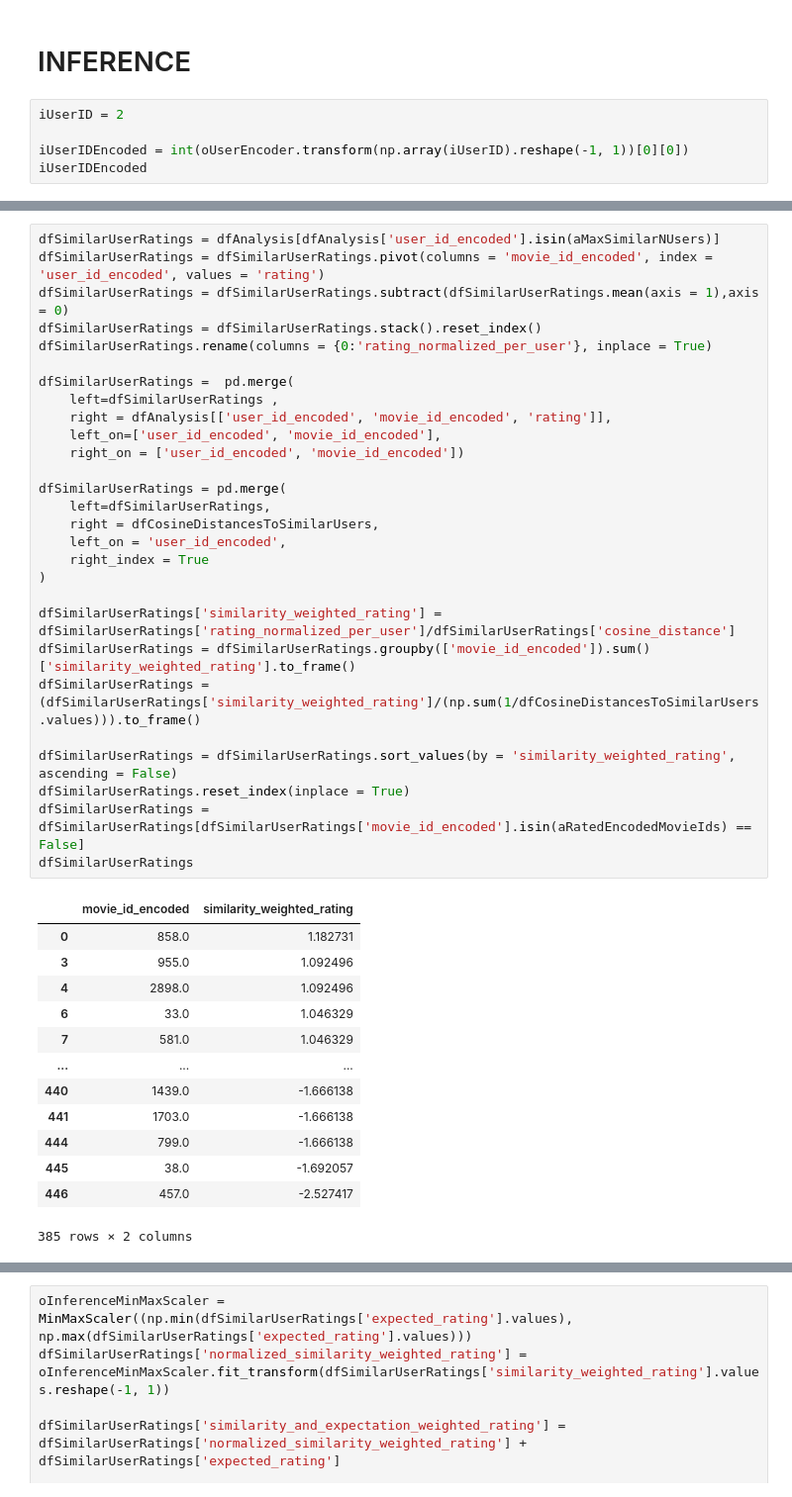
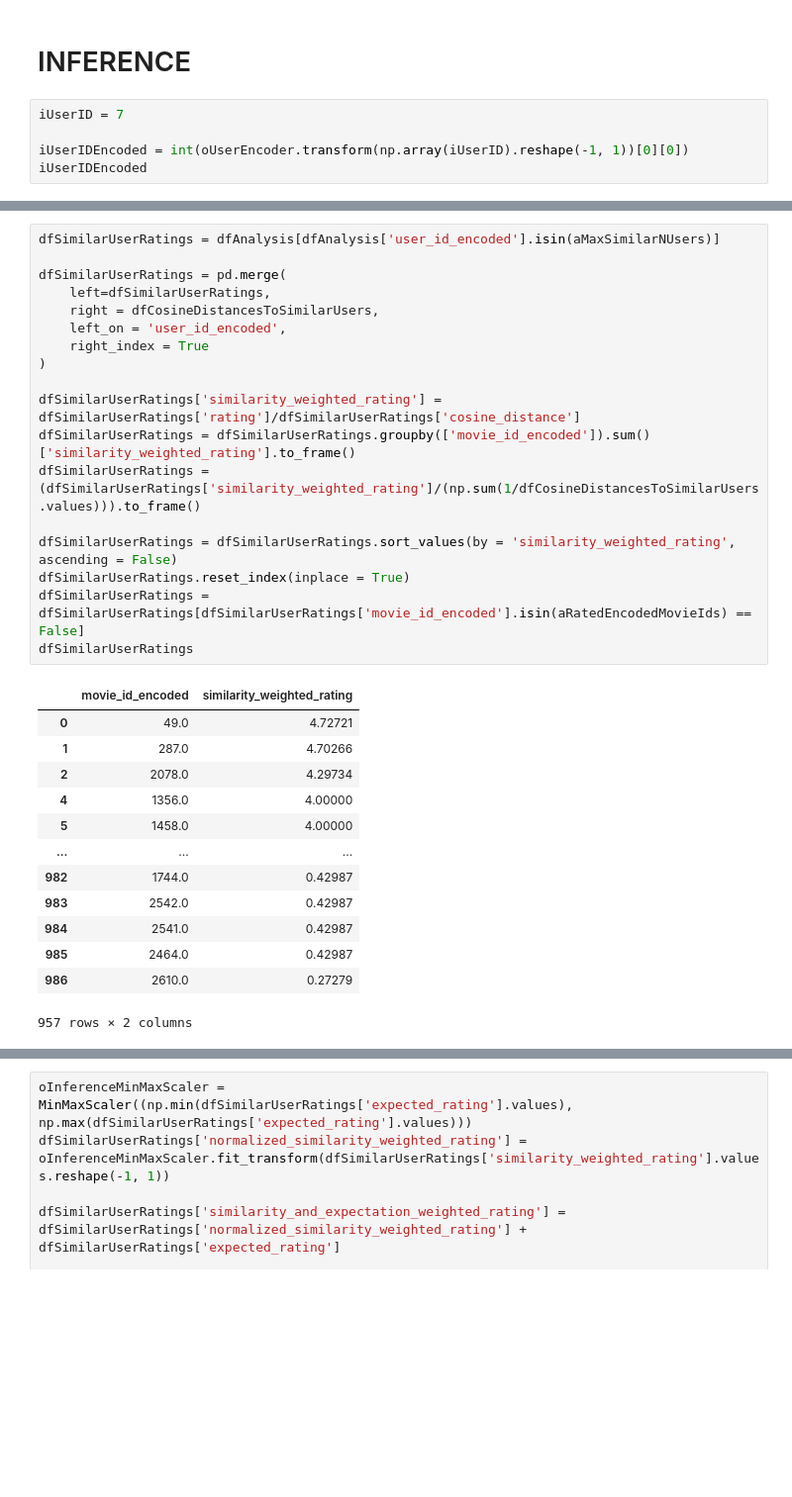
Before and after one commit to emremidilli/Movie-Recommender-System, a Jupyter notebook: Analysis.ipynb, the cells around one changed output, grey strips where cells are left out. Shown at 99% size. Cells and saved outputs as stored; diff of their text form; blank space fills up the shorter version.

```diff
--- a/Analysis.ipynb
+++ b/Analysis.ipynb
@@ -471,7 +471,7 @@ aMovieSimilarities =  pairwise_distances(aLatentFeaturesMovies, metric='cosine')
 # %% [markdown]
 # INFERENCE
 # %%
-iUserID = 2
+iUserID = 7
 
 iUserIDEncoded = int(oUserEncoder.transform(np.array(iUserID).reshape(-1, 1))[0][0])
 iUserIDEncoded
@@ -519,45 +508,35 @@ dfCosineDistancesToSimilarUsers
 # %%
 dfSimilarUserRatings = dfAnalysis[dfAnalysis['user_id_encoded'].isin(aMaxSimilarNUsers)]
-dfSimilarUserRatings = dfSimilarUserRatings.pivot(columns = 'movie_id_encoded', index = 'user_id_encoded', values = 'rating')
-dfSimilarUserRatings = dfSimilarUserRatings.subtract(dfSimilarUserRatings.mean(axis = 1),axis = 0)
-dfSimilarUserRatings = dfSimilarUserRatings.stack().reset_index()
-dfSimilarUserRatings.rename(columns = {0:'rating_normalized_per_user'}, inplace = True)
-
-dfSimilarUserRatings =  pd.merge(
-    left=dfSimilarUserRatings ,
-    right = dfAnalysis[['user_id_encoded', 'movie_id_encoded', 'rating']],
-    left_on=['user_id_encoded', 'movie_id_encoded'],
-    right_on = ['user_id_encoded', 'movie_id_encoded'])
 
 dfSimilarUserRatings = pd.merge(
     left=dfSimilarUserRatings,
     right = dfCosineDistancesToSimilarUsers,
     left_on = 'user_id_encoded',
     right_index = True
 )
 
-dfSimilarUserRatings['similarity_weighted_rating'] = dfSimilarUserRatings['rating_normalized_per_user']/dfSimilarUserRatings['cosine_distance']
+dfSimilarUserRatings['similarity_weighted_rating'] = dfSimilarUserRatings['rating']/dfSimilarUserRatings['cosine_distance']
 dfSimilarUserRatings = dfSimilarUserRatings.groupby(['movie_id_encoded']).sum()['similarity_weighted_rating'].to_frame()
 dfSimilarUserRatings = (dfSimilarUserRatings['similarity_weighted_rating']/(np.sum(1/dfCosineDistancesToSimilarUsers.values))).to_frame()
 
 dfSimilarUserRatings = dfSimilarUserRatings.sort_values(by = 'similarity_weighted_rating',  ascending = False)
 dfSimilarUserRatings.reset_index(inplace = True)
 dfSimilarUserRatings = dfSimilarUserRatings[dfSimilarUserRatings['movie_id_encoded'].isin(aRatedEncodedMovieIds) == False]
 dfSimilarUserRatings
 # %% [output]
 |  | movie_id_encoded | similarity_weighted_rating |
-| 0 | 858.0 | 1.182731 |
-| 3 | 955.0 | 1.092496 |
-| 4 | 2898.0 | 1.092496 |
-| 6 | 33.0 | 1.046329 |
-| 7 | 581.0 | 1.046329 |
+| 0 | 49.0 | 4.72721 |
+| 1 | 287.0 | 4.70266 |
+| 2 | 2078.0 | 4.29734 |
+| 4 | 1356.0 | 4.00000 |
+| 5 | 1458.0 | 4.00000 |
 | ... | ... | ... |
-| 440 | 1439.0 | -1.666138 |
-| 441 | 1703.0 | -1.666138 |
-| 444 | 799.0 | -1.666138 |
-| 445 | 38.0 | -1.692057 |
-| 446 | 457.0 | -2.527417 |
+| 982 | 1744.0 | 0.42987 |
+| 983 | 2542.0 | 0.42987 |
+| 984 | 2541.0 | 0.42987 |
+| 985 | 2464.0 | 0.42987 |
+| 986 | 2610.0 | 0.27279 |
-385 rows × 2 columns
+957 rows × 2 columns
 # %%
 for ix, srs in dfSimilarUserRatings.iterrows():
     aProbs =  oModelRatingEstimator.predict([np.array(iUserIDEncoded).reshape(-1, 1),
```
Also changed, not shown: parts of 7 cells of this notebook.
